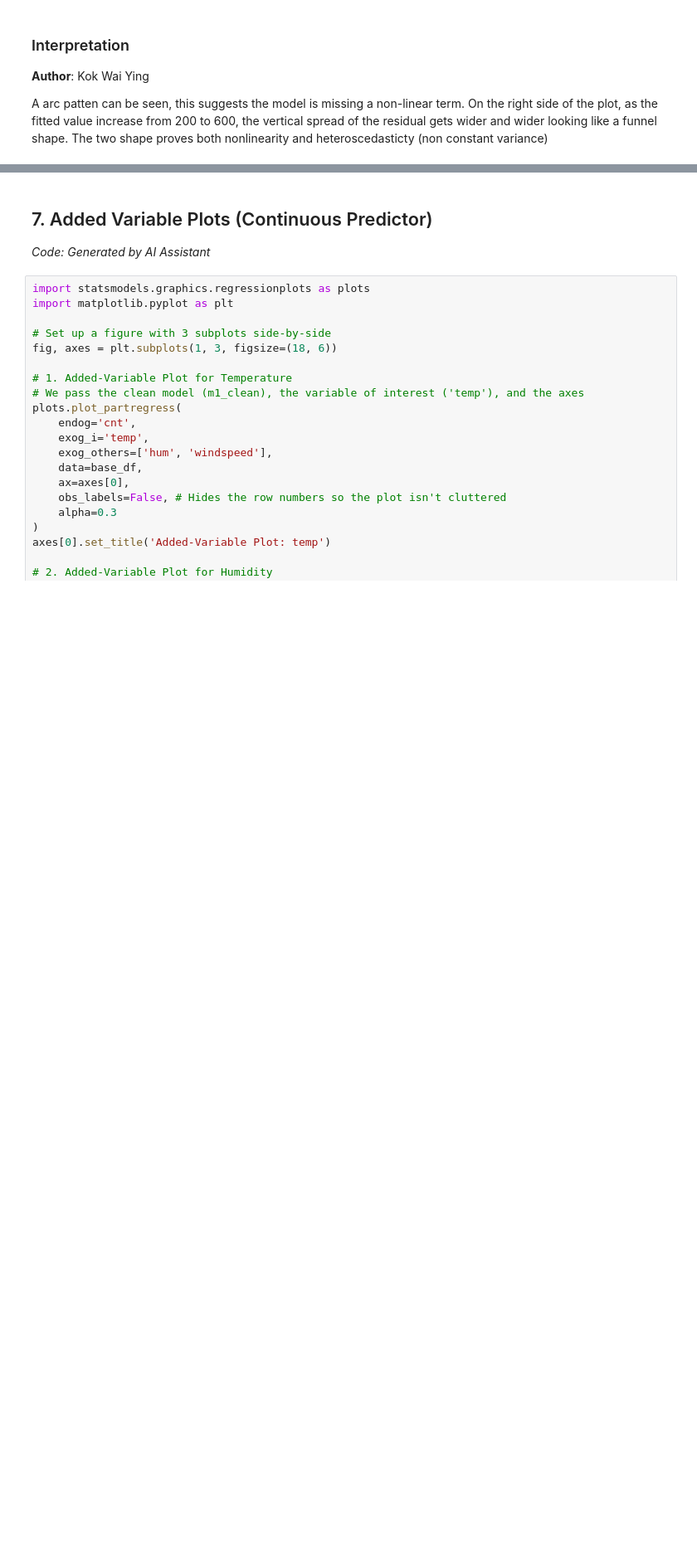
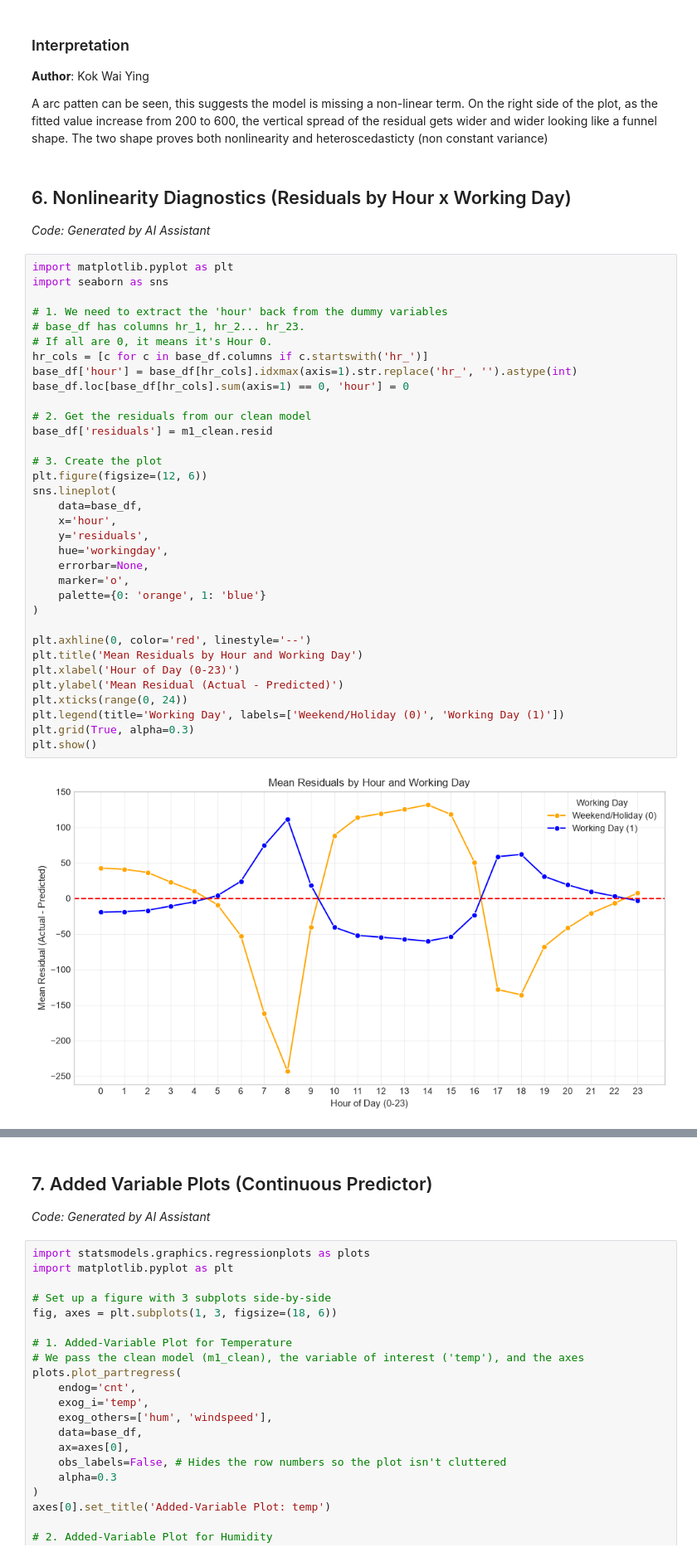
Before and after one commit to SinYang13/DSA211, a Jupyter notebook: notebooks/03 Baseline Model.ipynb, the cells around one changed output, grey strips where cells are left out. Shown at 83% size. Drawn from its saved outputs; the diff is of its cells as text; blank space fills up the shorter version.

```diff
--- a/notebooks/03 Baseline Model.ipynb
+++ b/notebooks/03 Baseline Model.ipynb
@@ -258,3 +258,42 @@ plt.show()
 **Author**: Kok Wai Ying
 <!-- Document rationale for dropped variables -->
 A arc patten can be seen, this suggests the model is missing a non-linear term. On the right side of the plot, as the fitted value increase from 200 to 600, the vertical spread of the residual gets wider and wider looking like a funnel shape. The two shape proves both nonlinearity and heteroscedasticty (non constant variance)
+# %% [markdown]
+## 6. Nonlinearity Diagnostics (Residuals by Hour x Working Day)
+*Code: Generated by AI Assistant*
+# %%
+import matplotlib.pyplot as plt
+import seaborn as sns
+
+# 1. We need to extract the 'hour' back from the dummy variables
+# base_df has columns hr_1, hr_2... hr_23.
+# If all are 0, it means it's Hour 0.
+hr_cols = [c for c in base_df.columns if c.startswith('hr_')]
+base_df['hour'] = base_df[hr_cols].idxmax(axis=1).str.replace('hr_', '').astype(int)
+base_df.loc[base_df[hr_cols].sum(axis=1) == 0, 'hour'] = 0
+
+# 2. Get the residuals from our clean model
+base_df['residuals'] = m1_clean.resid
+
+# 3. Create the plot
+plt.figure(figsize=(12, 6))
+sns.lineplot(
+    data=base_df,
+    x='hour',
+    y='residuals',
+    hue='workingday',
+    errorbar=None,
+    marker='o',
+    palette={0: 'orange', 1: 'blue'}
+)
+
+plt.axhline(0, color='red', linestyle='--')
+plt.title('Mean Residuals by Hour and Working Day')
+plt.xlabel('Hour of Day (0-23)')
+plt.ylabel('Mean Residual (Actual - Predicted)')
+plt.xticks(range(0, 24))
+plt.legend(title='Working Day', labels=['Weekend/Holiday (0)', 'Working Day (1)'])
+plt.grid(True, alpha=0.3)
+plt.show()
+# %% [output]
+[figure, added]
```
Also changed, not shown: parts of 10 cells of this notebook.
